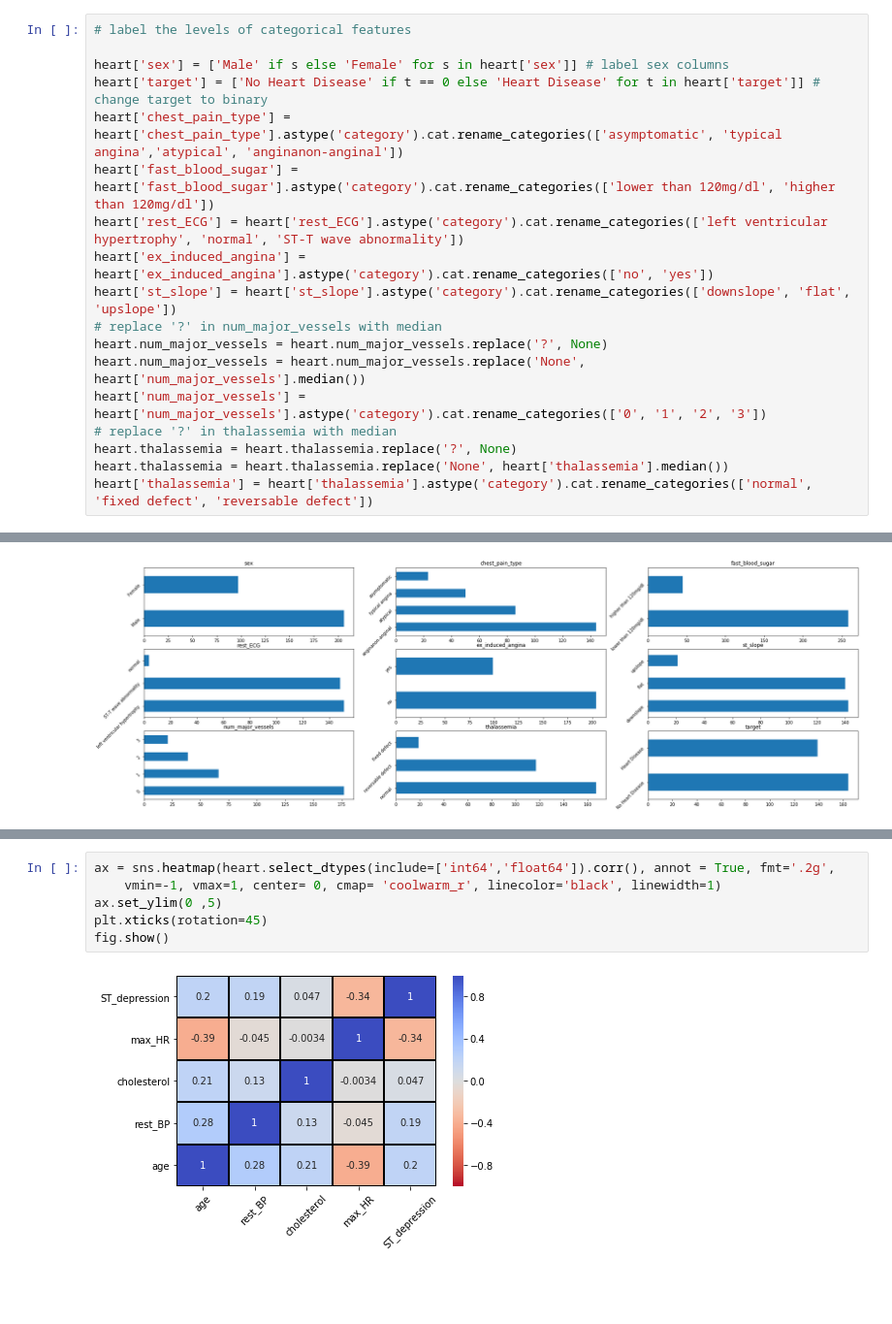
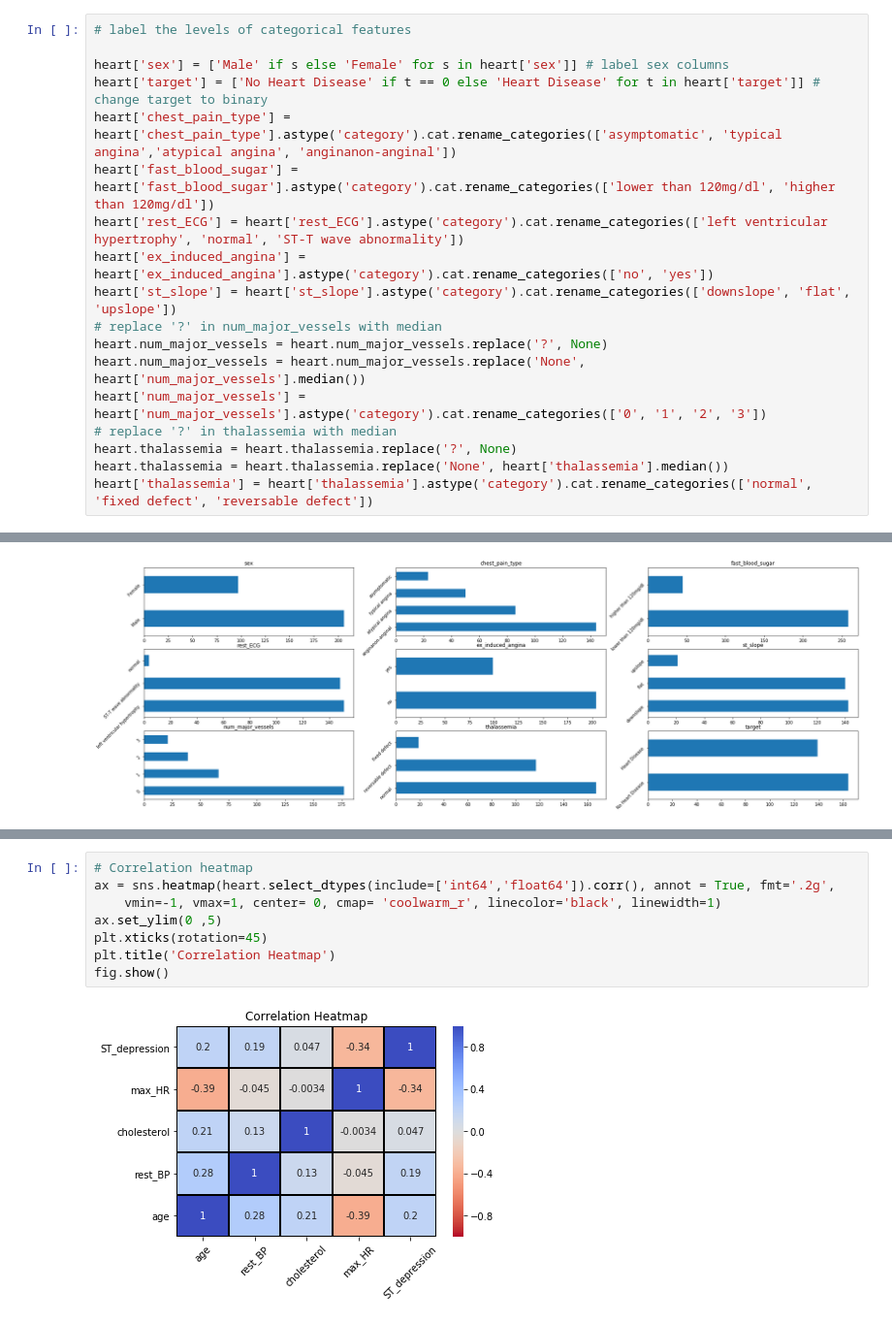
Before and after one commit to teyang-lau/Heart_Disease_Prediction, a Jupyter notebook: predictors-of-heart-disease-an-exploration.ipynb, the cells around one changed output, grey strips where cells are left out. Shown at 97% size. Saved outputs shown, nothing was run; the diff lists cells and outputs as text; blank space fills up the shorter version.

```diff
--- a/predictors-of-heart-disease-an-exploration.ipynb
+++ b/predictors-of-heart-disease-an-exploration.ipynb
@@ -127,7 +137,7 @@ heart.columns = ['age', 'sex', 'chest_pain_type', 'rest_BP', 'cholesterol', 'fas
 
 heart['sex'] = ['Male' if s else 'Female' for s in heart['sex']] # label sex columns
 heart['target'] = ['No Heart Disease' if t == 0 else 'Heart Disease' for t in heart['target']] # change target to binary
-heart['chest_pain_type'] = heart['chest_pain_type'].astype('category').cat.rename_categories(['asymptomatic', 'typical angina','atypical', 'anginanon-anginal'])
+heart['chest_pain_type'] = heart['chest_pain_type'].astype('category').cat.rename_categories(['asymptomatic', 'typical angina','atypical angina', 'anginanon-anginal'])
 heart['fast_blood_sugar'] = heart['fast_blood_sugar'].astype('category').cat.rename_categories(['lower than 120mg/dl', 'higher than 120mg/dl'])
 heart['rest_ECG'] = heart['rest_ECG'].astype('category').cat.rename_categories(['left ventricular hypertrophy', 'normal', 'ST-T wave abnormality'])
 heart['ex_induced_angina'] = heart['ex_induced_angina'].astype('category').cat.rename_categories(['no', 'yes'])
@@ -237,8 +259,10 @@ heart.head()
 # %%
+# Correlation heatmap
 ax = sns.heatmap(heart.select_dtypes(include=['int64','float64']).corr(), annot = True, fmt='.2g',
     vmin=-1, vmax=1, center= 0, cmap= 'coolwarm_r', linecolor='black', linewidth=1)
 ax.set_ylim(0 ,5)
 plt.xticks(rotation=45)
+plt.title('Correlation Heatmap')
 fig.show()
 # %% [output]
-[figure, old version]
+[figure, new version]
```
Also changed, not shown: parts of 42 cells of this notebook.
